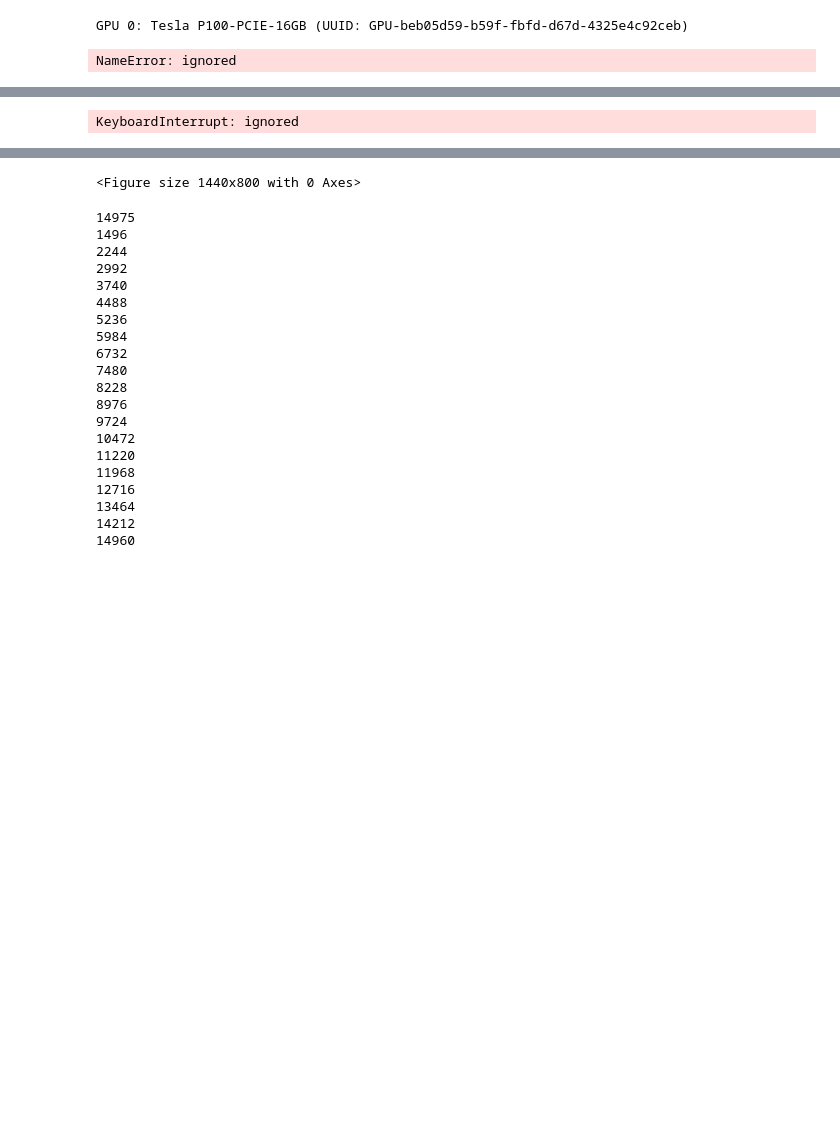
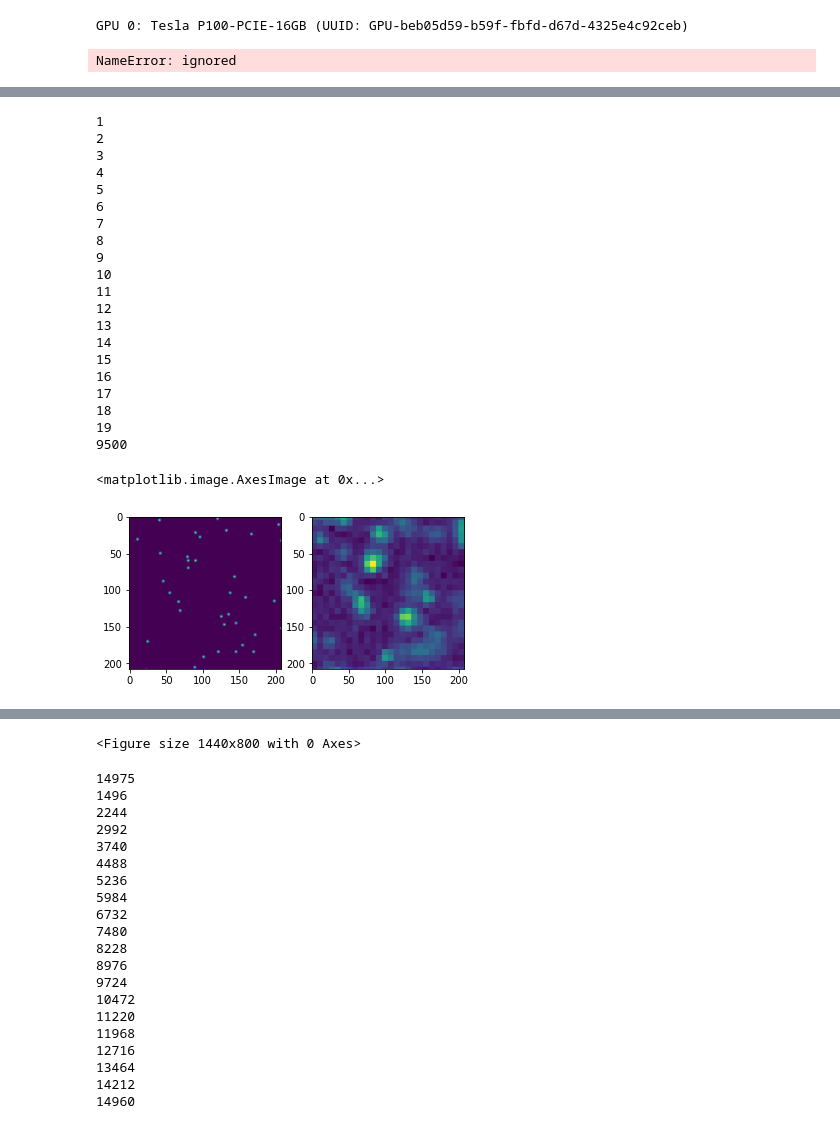
Before and after one commit to sfhbarnett/DeepSTORM, a Jupyter notebook: DEEPStorm_v2.ipynb, the cells around one changed output, grey strips where cells are left out. Cells and saved outputs as stored; diff of their text form; code cells hidden in the pictures; blank space fills up the shorter version.

```diff
--- a/DEEPStorm_v2.ipynb
+++ b/DEEPStorm_v2.ipynb
@@ -94,6 +93,7 @@ from scipy.ndimage import gaussian_filter
 import numpy as np
 from random import randint
 import re
+import matplotlib.pyplot as plt
 
 def natsort(tosort):
     convert = lambda text: int(text) if text.isdigit() else text.lower()
@@ -134,7 +134,8 @@ k = 0
 
 spikes = np.zeros((maxexamples,208,208))
 images = np.zeros((maxexamples, 208,208))
-
+listofposx = []
+listofposy = []
 for index in range(1, tiffstack.nfiles):
     print(f'{index}')
     largeimg = tiffstack.getimageupsampled(index)
@@ -146,31 +147,52 @@ for index in range(1, tiffstack.nfiles):
 
     xpos[xpos < 0] = 0
     xpos[xpos > (highres_width-1)] = highres_width-1
     ypos[ypos < 0] = 0
     ypos[ypos > (highres_height-1)] = highres_height-1
 
     spike_images = np.zeros((highres_width, highres_height))
     spike_images[ypos.astype(int), xpos.astype(int)] += 1
     spike_images = gaussian_filter(spike_images, gaussian_sigma)
 
     if k > ntrain:
         break
     else:
         for i in range(numpatches):
             xcrop = randint(0, (512-208))
             ycrop = randint(0, (512-208))
             patch = largeimg[xcrop:xcrop+208, ycrop:ycrop+208]
             spike = spike_images[xcrop:xcrop+208, ycrop:ycrop+208]
             images[k,:,:] = patch
             spikes[k,:,:] = spike
             k += 1
 
 spikes = spikes[:k]
 images = images[:k]
 print(k)
 plt.subplot(1,2,1)
 plt.imshow(spikes[1,:,:])
 plt.subplot(1,2,2)
 plt.imshow(images[1,:,:])
 # %% [output]
-KeyboardInterrupt: ignored
+1
+2
+3
+4
+5
+6
+7
+8
+9
+10
+11
+12
+13
+14
+15
+16
+17
+18
+19
+9500
+<matplotlib.image.AxesImage at 0x...>
+[figure, added]
```
Also changed, not shown: parts of 7 cells of this notebook.
